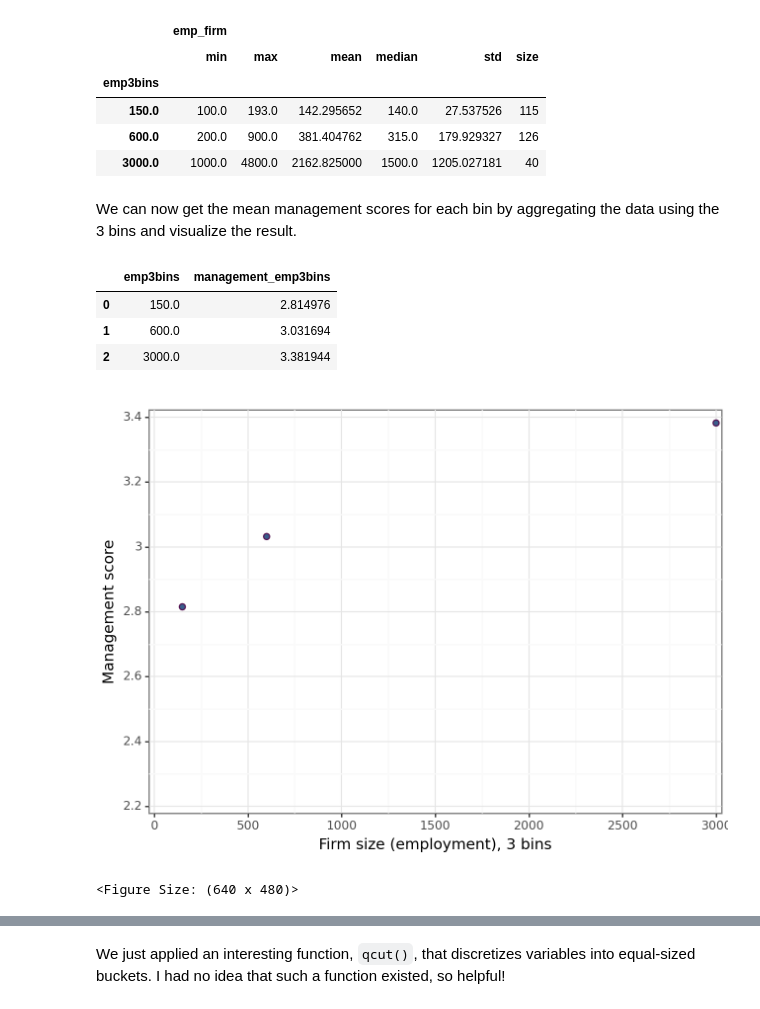
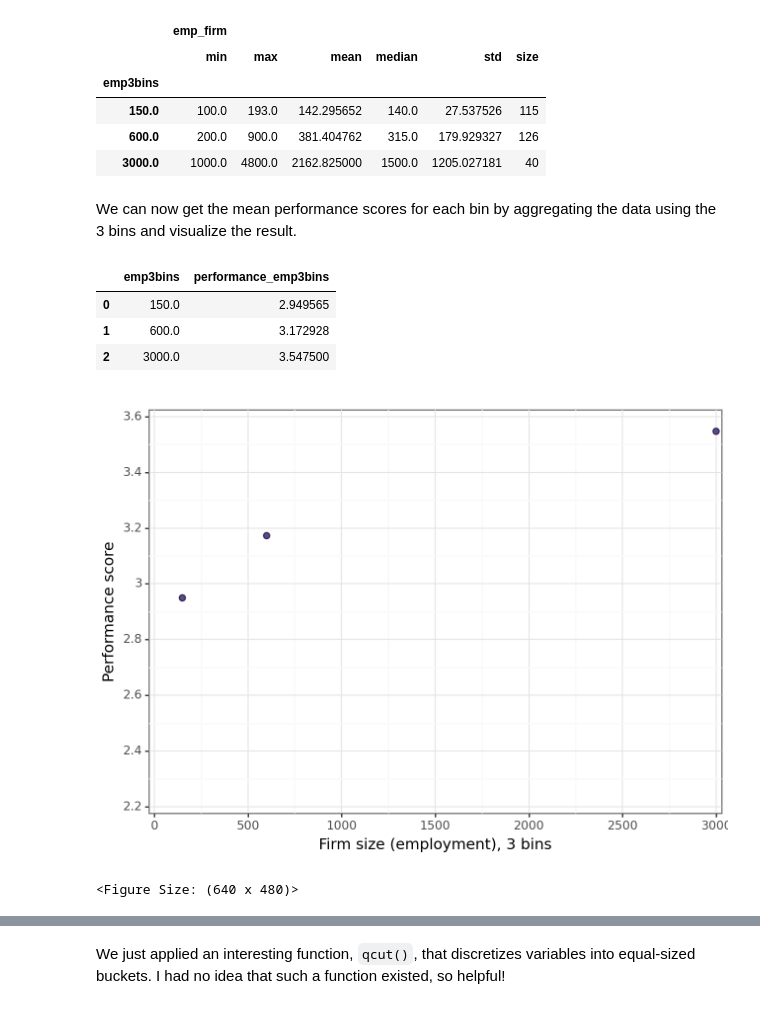
Before and after one commit to felipesebben/bk_data_analysis_studies, a Jupyter notebook: da_data_exercises/ch04-comparison_correlation/03-wms_management_ex2/03_wms_management_ex2.ipynb, the cells around one changed output, grey strips where cells are left out. Drawn from its saved outputs; the diff is of its cells as text; code cells hidden in the pictures.

```diff
--- a/da_data_exercises/ch04-comparison_correlation/03-wms_management_ex2/03_wms_management_ex2.ipynb
+++ b/da_data_exercises/ch04-comparison_correlation/03-wms_management_ex2/03_wms_management_ex2.ipynb
@@ -485,26 +428,26 @@ df.filter(["emp_firm", "emp3bins"]).groupby("emp3bins").agg(
 | 600.0 | 200.0 | 900.0 | 381.404762 | 315.0 | 179.929327 | 126 |
 | 3000.0 | 1000.0 | 4800.0 | 2162.825000 | 1500.0 | 1205.027181 | 40 |
 # %% [markdown]
-<p>We can now get the mean management scores for each bin by aggregating the data using the 3 bins and visualize the result.</p>
+<p>We can now get the mean performance scores for each bin by aggregating the data using the 3 bins and visualize the result.</p>
 # %%
 # Generate variables by mean
-df1 = df.groupby("emp3bins").agg(management_emp3bins=("management", "mean")).reset_index()
+df1 = df.groupby("emp3bins").agg(performance_emp3bins=("performance", "mean")).reset_index()
 df1
 # %% [output]
-|  | emp3bins | management_emp3bins |
-| 0 | 150.0 | 2.814976 |
-| 1 | 600.0 | 3.031694 |
-| 2 | 3000.0 | 3.381944 |
+|  | emp3bins | performance_emp3bins |
+| 0 | 150.0 | 2.949565 |
+| 1 | 600.0 | 3.172928 |
+| 2 | 3000.0 | 3.547500 |
 # %%
-ggplot(df1, aes(x="emp3bins", y="management_emp3bins")) + geom_point(
+ggplot(df1, aes(x="emp3bins", y="performance_emp3bins")) + geom_point(
     size=2, color=color[2], fill=color[0], alpha=0.8, na_rm=True
 ) + scale_y_continuous(
-    expand=(0.01, 0.01), limits=(2.2, 3.4), breaks=seq(2.2, 3.5, by=0.2)
+    expand=(0.01, 0.01), limits=(2.2, 3.6), breaks=seq(2.2, 3.8, by=0.2)
 ) + scale_x_continuous(
     expand=(0.01, 0.01), limits=(0, 3000), breaks=seq(0, 3001, by=500)
 ) + labs(
-    x="Firm size (employment), 3 bins", y="Management score"
+    x="Firm size (employment), 3 bins", y="Performance score"
 ) + theme_bw()
 # %% [output]
-[figure, old version]
+[figure, new version]
 <Figure Size: (640 x 480)>
```
Also changed, not shown: parts of 46 cells of this notebook, 1 other file.
